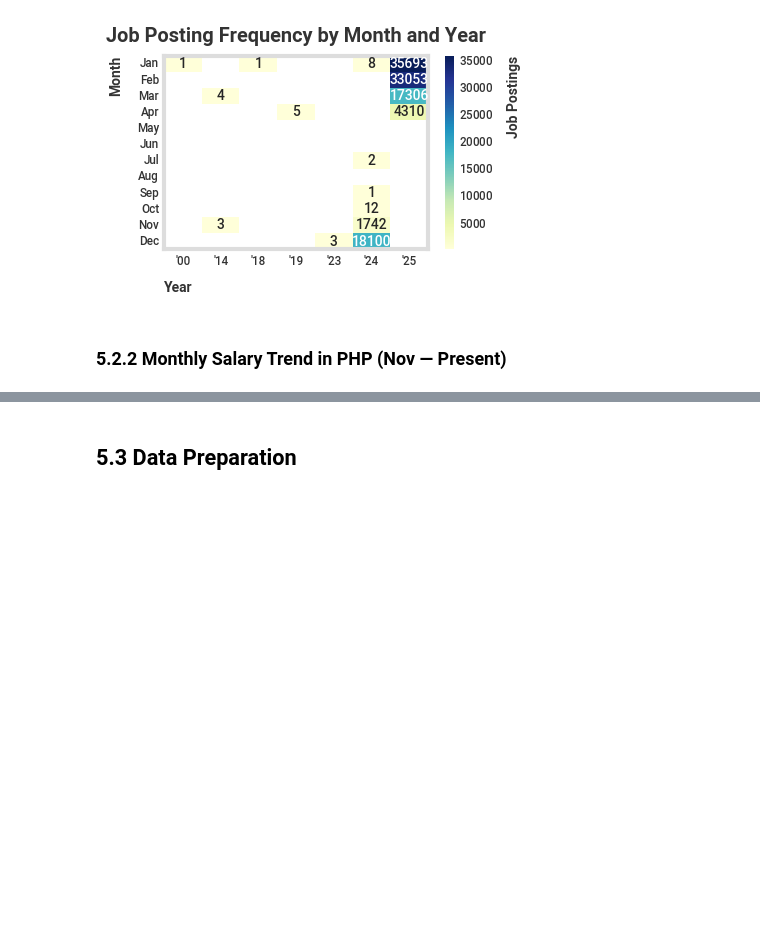
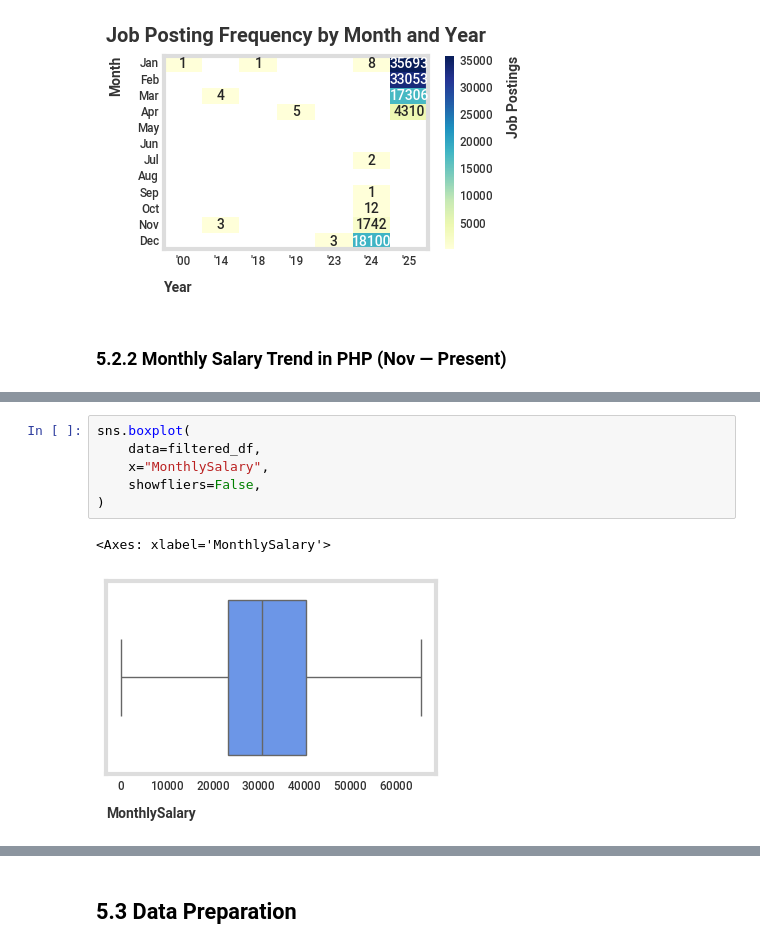
Before and after one commit to iragca/ml-final-project, a Jupyter notebook: notebooks/3.0-iragca-modeling.ipynb, the cells around one changed output, grey strips where cells are left out. Saved outputs shown, nothing was run; the diff lists cells and outputs as text; blank space fills up the shorter version.

```diff
--- a/notebooks/3.0-iragca-modeling.ipynb
+++ b/notebooks/3.0-iragca-modeling.ipynb
@@ -238,0 +251,9 @@ ax.legend()
+# %%
+sns.boxplot(
+    data=filtered_df,
+    x="MonthlySalary",
+    showfliers=False,
+)
+# %% [output]
+<Axes: xlabel='MonthlySalary'>
+[figure, added]
```
Also changed, not shown: parts of 22 cells of this notebook, 5 other files.
